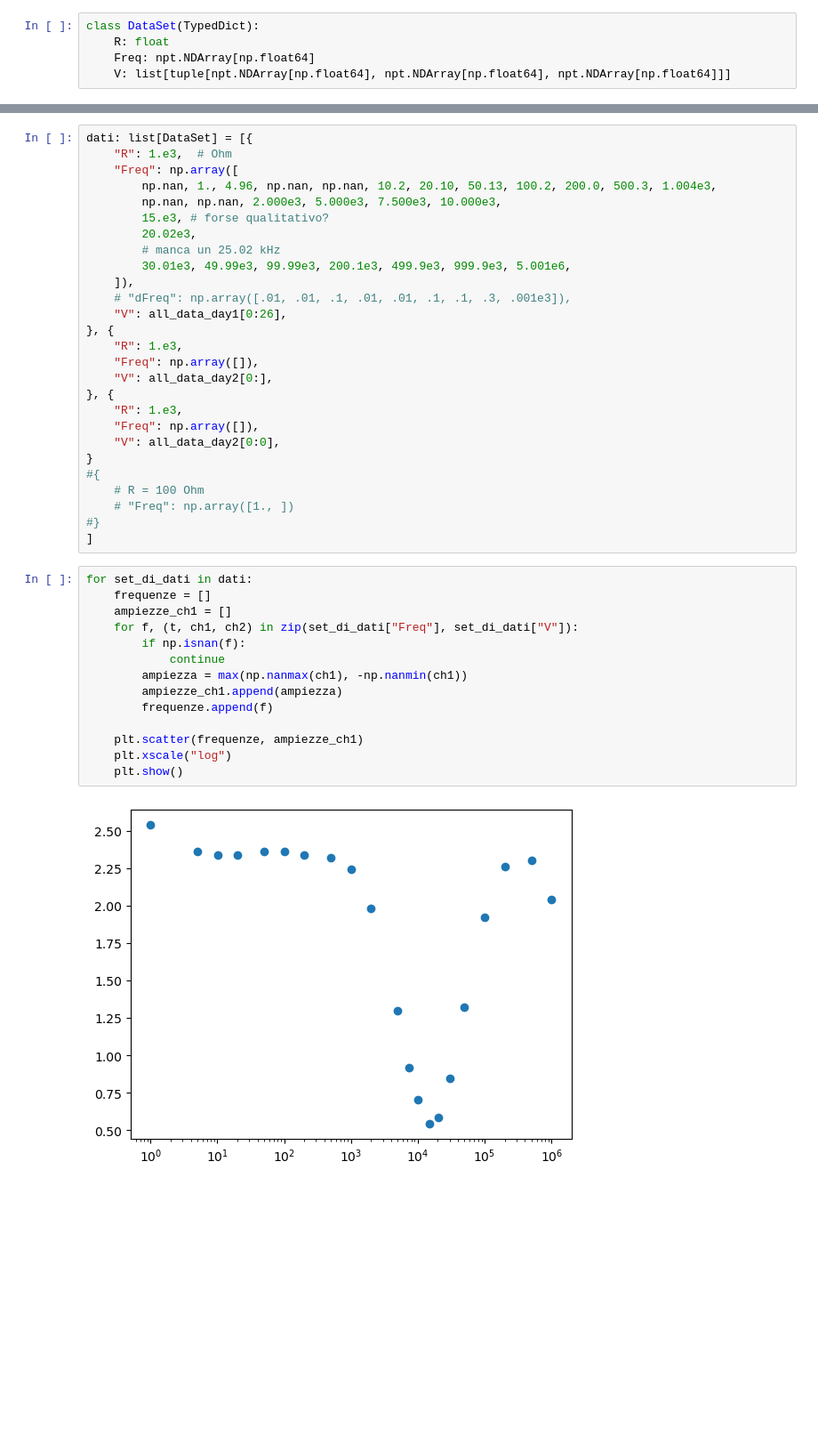
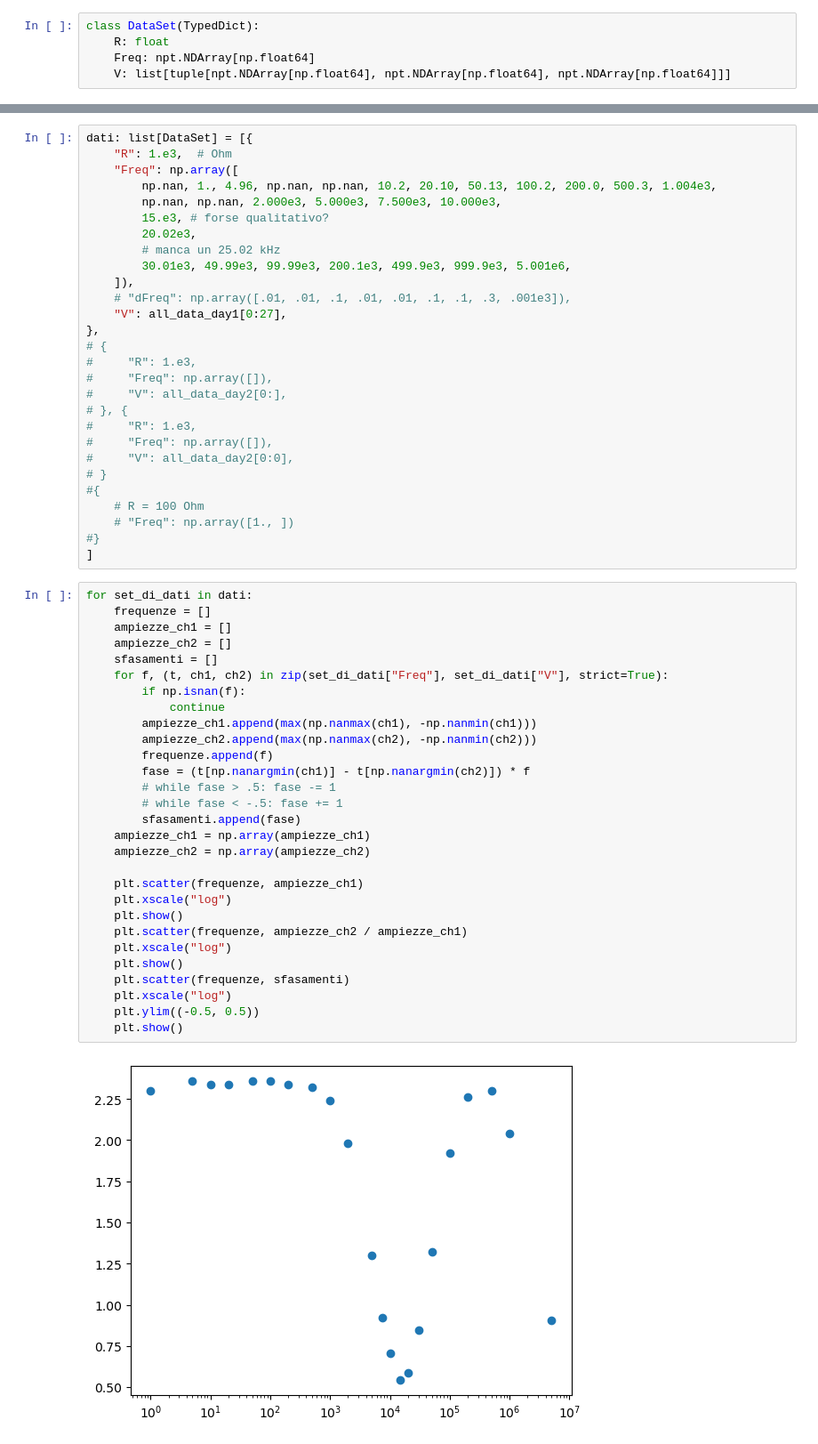
Before and after one commit to RBerga06/unipr-clt-fisica, a Jupyter notebook: lab2/exp5/exp5.ipynb, the cells around one changed output, grey strips where cells are left out. Shown at 89% size. Saved outputs shown, nothing was run; the diff lists cells and outputs as text; blank space fills up the shorter version.

```diff
--- a/lab2/exp5/exp5.ipynb
+++ b/lab2/exp5/exp5.ipynb
@@ -29,16 +35,17 @@ dati: list[DataSet] = [{
         30.01e3, 49.99e3, 99.99e3, 200.1e3, 499.9e3, 999.9e3, 5.001e6,
     ]),
     # "dFreq": np.array([.01, .01, .1, .01, .01, .1, .1, .3, .001e3]),
-    "V": all_data_day1[0:26],
-}, {
-    "R": 1.e3,
-    "Freq": np.array([]),
-    "V": all_data_day2[0:],
-}, {
-    "R": 1.e3,
-    "Freq": np.array([]),
-    "V": all_data_day2[0:0],
-}
+    "V": all_data_day1[0:27],
+},
+# {
+#     "R": 1.e3,
+#     "Freq": np.array([]),
+#     "V": all_data_day2[0:],
+# }, {
+#     "R": 1.e3,
+#     "Freq": np.array([]),
+#     "V": all_data_day2[0:0],
+# }
 #{
     # R = 100 Ohm
     # "Freq": np.array([1., ])
@@ -47,16 +54,31 @@ dati: list[DataSet] = [{
 # %%
 for set_di_dati in dati:
     frequenze = []
     ampiezze_ch1 = []
-    for f, (t, ch1, ch2) in zip(set_di_dati["Freq"], set_di_dati["V"]):
+    ampiezze_ch2 = []
+    sfasamenti = []
+    for f, (t, ch1, ch2) in zip(set_di_dati["Freq"], set_di_dati["V"], strict=True):
         if np.isnan(f):
             continue
-        ampiezza = max(np.nanmax(ch1), -np.nanmin(ch1))
-        ampiezze_ch1.append(ampiezza)
+        ampiezze_ch1.append(max(np.nanmax(ch1), -np.nanmin(ch1)))
+        ampiezze_ch2.append(max(np.nanmax(ch2), -np.nanmin(ch2)))
         frequenze.append(f)
+        fase = (t[np.nanargmin(ch1)] - t[np.nanargmin(ch2)]) * f
+        # while fase > .5: fase -= 1
+        # while fase < -.5: fase += 1
+        sfasamenti.append(fase)
+    ampiezze_ch1 = np.array(ampiezze_ch1)
+    ampiezze_ch2 = np.array(ampiezze_ch2)
 
     plt.scatter(frequenze, ampiezze_ch1)
     plt.xscale("log")
     plt.show()
+    plt.scatter(frequenze, ampiezze_ch2 / ampiezze_ch1)
+    plt.xscale("log")
+    plt.show()
+    plt.scatter(frequenze, sfasamenti)
+    plt.xscale("log")
+    plt.ylim((-0.5, 0.5))
+    plt.show()
 # %% [output]
-[figure, old version]
+[figure, new version]
```
Also changed, not shown: parts of 2 cells of this notebook, 9 other files.
